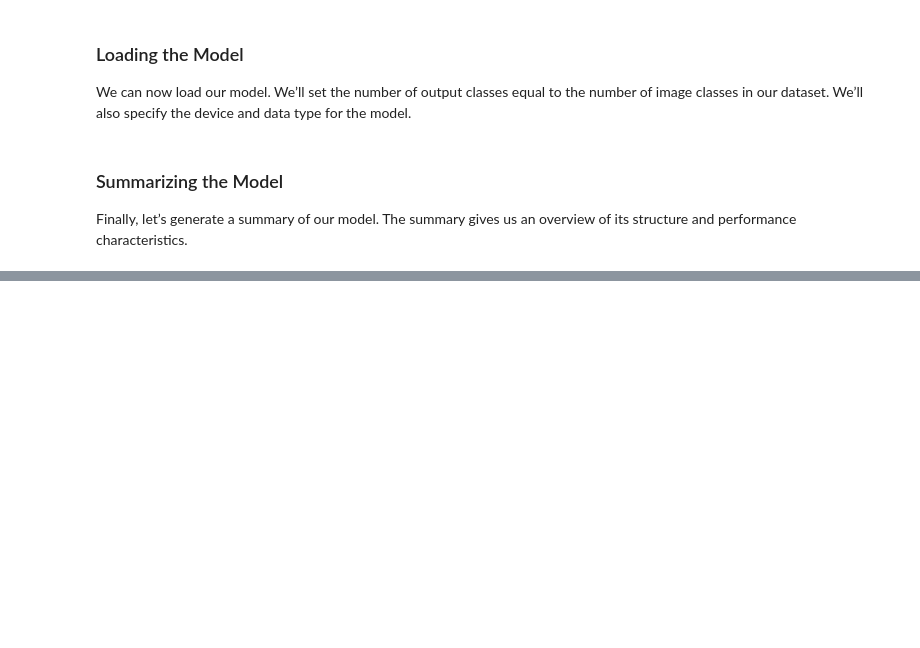
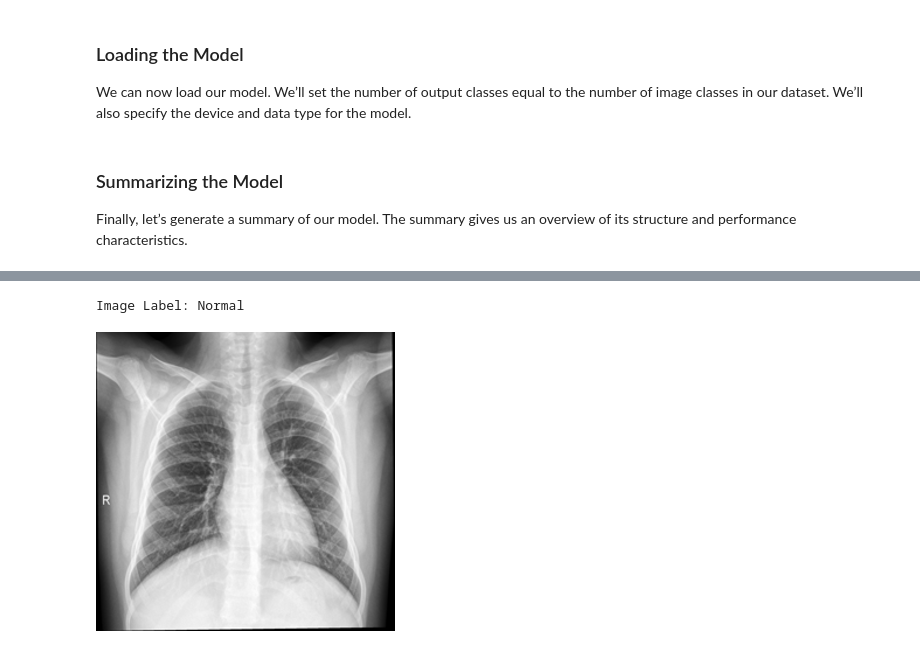
Before and after one commit to alexrodpas/ML-Projects, a Jupyter notebook: COVID19-Dtct-XRay.ipynb, the cells around one changed output, grey strips where cells are left out. Drawn from its saved outputs; the diff is of its cells as text; code cells hidden in the pictures; blank space fills up the shorter version.

```diff
--- a/COVID19-Dtct-XRay.ipynb
+++ b/COVID19-Dtct-XRay.ipynb
@@ -388,0 +419,14 @@ summary_df.drop('Contains Uninitialized Parameters?', axis=1)
+# %%
+# Select a random item from the dataset
+item_path = random.choice(img_paths)
+
+label = item_path.parent.name
+sample_img = Image.open(item_path)
+
+print(f"Image Label: {label}")
+
+# Display the image
+sample_img
+# %% [output]
+Image Label: Normal
+[figure, added]
```
Also changed, not shown: parts of 11 cells of this notebook.
